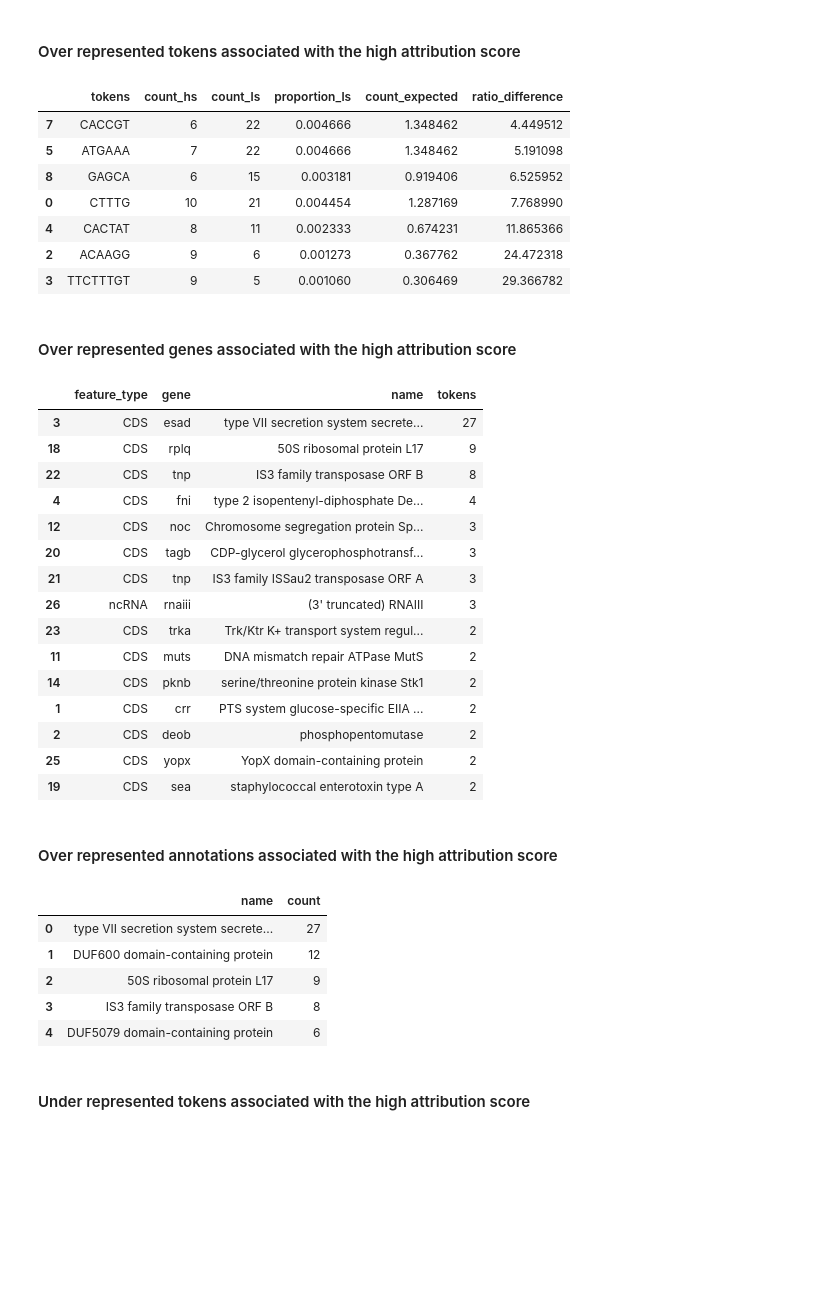
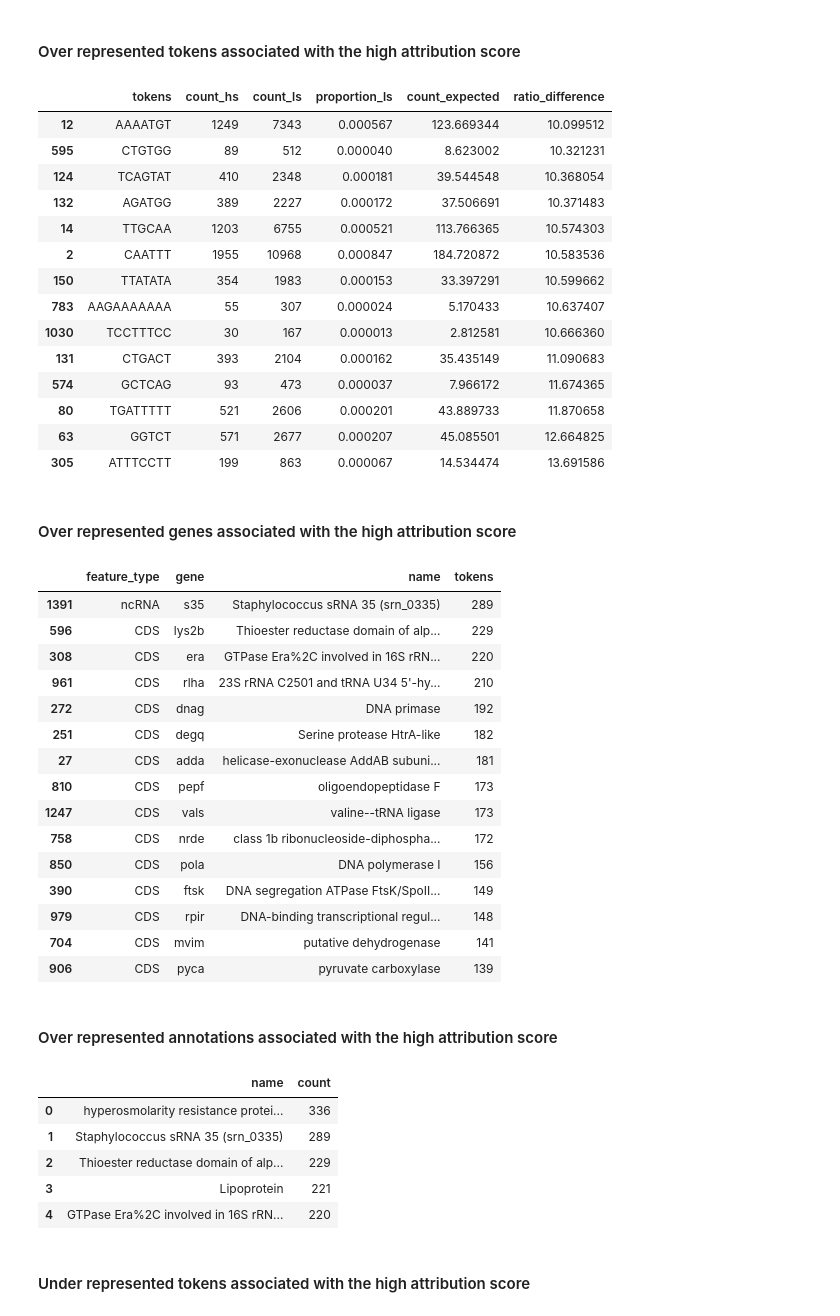
Before and after one commit to ryashpal/alfred-data-analysis, a Jupyter notebook: notebooks/genome_nlp_tokens/statistical_analysis_for_token_attribution_scores.ipynb, the cells around one changed output. Drawn from its saved outputs; the diff is of its cells as text; code cells hidden in the pictures; blank space fills up the shorter version.

```diff
--- a/notebooks/genome_nlp_tokens/statistical_analysis_for_token_attribution_scores.ipynb
+++ b/notebooks/genome_nlp_tokens/statistical_analysis_for_token_attribution_scores.ipynb
@@ -115,6 +115,6 @@ overlappingDf
 # %% [markdown]
 ### High attribution score
 # %%
-cutoff = overlappingDf.score.mean() + 2 * overlappingDf.score.std()
+cutoff = overlappingDf.score.mean() + 1 * overlappingDf.score.std()
 cutoff
 # %% [output]
@@ -157,17 +157,24 @@ See the caveats in the documentation: https://pandas.pydata.org/pandas-docs/stab
 # %% [markdown]
 #### Over represented tokens associated with the high attribution score
 # %%
-overrepresentedTokensDf = filteredOverlappingDf.sort_values(by=['ratio_difference'])[filteredOverlappingDf.ratio_difference > 4]
+overrepresentedTokensDf = filteredOverlappingDf.sort_values(by=['ratio_difference'])[filteredOverlappingDf.ratio_difference > 10]
 overrepresentedTokensDf
 # %% [output]
 |  | tokens | count_hs | count_ls | proportion_ls | count_expected | ratio_difference |
-| 7 | CACCGT | 6 | 22 | 0.004666 | 1.348462 | 4.449512 |
-| 5 | ATGAAA | 7 | 22 | 0.004666 | 1.348462 | 5.191098 |
-| 8 | GAGCA | 6 | 15 | 0.003181 | 0.919406 | 6.525952 |
-| 0 | CTTTG | 10 | 21 | 0.004454 | 1.287169 | 7.768990 |
-| 4 | CACTAT | 8 | 11 | 0.002333 | 0.674231 | 11.865366 |
-| 2 | ACAAGG | 9 | 6 | 0.001273 | 0.367762 | 24.472318 |
-| 3 | TTCTTTGT | 9 | 5 | 0.001060 | 0.306469 | 29.366782 |
+| 12 | AAAATGT | 1249 | 7343 | 0.000567 | 123.669344 | 10.099512 |
+| 595 | CTGTGG | 89 | 512 | 0.000040 | 8.623002 | 10.321231 |
+| 124 | TCAGTAT | 410 | 2348 | 0.000181 | 39.544548 | 10.368054 |
+| 132 | AGATGG | 389 | 2227 | 0.000172 | 37.506691 | 10.371483 |
+| 14 | TTGCAA | 1203 | 6755 | 0.000521 | 113.766365 | 10.574303 |
+| 2 | CAATTT | 1955 | 10968 | 0.000847 | 184.720872 | 10.583536 |
+| 150 | TTATATA | 354 | 1983 | 0.000153 | 33.397291 | 10.599662 |
+| 783 | AAGAAAAAAA | 55 | 307 | 0.000024 | 5.170433 | 10.637407 |
+| 1030 | TCCTTTCC | 30 | 167 | 0.000013 | 2.812581 | 10.666360 |
+| 131 | CTGACT | 393 | 2104 | 0.000162 | 35.435149 | 11.090683 |
+| 574 | GCTCAG | 93 | 473 | 0.000037 | 7.966172 | 11.674365 |
+| 80 | TGATTTTT | 521 | 2606 | 0.000201 | 43.889733 | 11.870658 |
+| 63 | GGTCT | 571 | 2677 | 0.000207 | 45.085501 | 12.664825 |
+| 305 | ATTTCCTT | 199 | 863 | 0.000067 | 14.534474 | 13.691586 |
 # %% [markdown]
 #### Over represented genes associated with the high attribution score
 # %%
@@ -177,32 +184,32 @@ tempDf[['tokens', 'feature_type', 'gene', 'name']].groupby(by=['feature_type', '
 # gene.value_counts().reset_index()[:5]
 # %% [output]
 |  | feature_type | gene | name | tokens |
-| 3 | CDS | esad | type VII secretion system secrete... | 27 |
-| 18 | CDS | rplq | 50S ribosomal protein L17 | 9 |
-| 22 | CDS | tnp | IS3 family transposase ORF B | 8 |
-| 4 | CDS | fni | type 2 isopentenyl-diphosphate De... | 4 |
-| 12 | CDS | noc | Chromosome segregation protein Sp... | 3 |
-| 20 | CDS | tagb | CDP-glycerol glycerophosphotransf... | 3 |
-| 21 | CDS | tnp | IS3 family ISSau2 transposase ORF A | 3 |
-| 26 | ncRNA | rnaiii | (3' truncated) RNAIII | 3 |
-| 23 | CDS | trka | Trk/Ktr K+ transport system regul... | 2 |
-| 11 | CDS | muts | DNA mismatch repair ATPase MutS | 2 |
-| 14 | CDS | pknb | serine/threonine protein kinase Stk1 | 2 |
-| 1 | CDS | crr | PTS system glucose-specific EIIA ... | 2 |
-| 2 | CDS | deob | phosphopentomutase | 2 |
-| 25 | CDS | yopx | YopX domain-containing protein | 2 |
-| 19 | CDS | sea | staphylococcal enterotoxin type A | 2 |
+| 1391 | ncRNA | s35 | Staphylococcus sRNA 35 (srn_0335) | 289 |
+| 596 | CDS | lys2b | Thioester reductase domain of alp... | 229 |
+| 308 | CDS | era | GTPase Era%2C involved in 16S rRN... | 220 |
+| 961 | CDS | rlha | 23S rRNA C2501 and tRNA U34 5'-hy... | 210 |
+| 272 | CDS | dnag | DNA primase | 192 |
+| 251 | CDS | degq | Serine protease HtrA-like | 182 |
+| 27 | CDS | adda | helicase-exonuclease AddAB subuni... | 181 |
+| 810 | CDS | pepf | oligoendopeptidase F | 173 |
+| 1247 | CDS | vals | valine--tRNA ligase | 173 |
+| 758 | CDS | nrde | class 1b ribonucleoside-diphospha... | 172 |
+| 850 | CDS | pola | DNA polymerase I | 156 |
+| 390 | CDS | ftsk | DNA segregation ATPase FtsK/SpoII... | 149 |
+| 979 | CDS | rpir | DNA-binding transcriptional regul... | 148 |
+| 704 | CDS | mvim | putative dehydrogenase | 141 |
+| 906 | CDS | pyca | pyruvate carboxylase | 139 |
 # %% [markdown]
 #### Over represented annotations associated with the high attribution score
 # %%
 overrepresentedTokensDf.merge(overlappingDf[['tokens', 'id', 'name', 'gene']], how='inner', on=['tokens']).name.value_counts().reset_index()[:5]
 # %% [output]
 |  | name | count |
-| 0 | type VII secretion system secrete... | 27 |
-| 1 | DUF600 domain-containing protein | 12 |
-| 2 | 50S ribosomal protein L17 | 9 |
-| 3 | IS3 family transposase ORF B | 8 |
-| 4 | DUF5079 domain-containing protein | 6 |
+| 0 | hyperosmolarity resistance protei... | 336 |
+| 1 | Staphylococcus sRNA 35 (srn_0335) | 289 |
+| 2 | Thioester reductase domain of alp... | 229 |
+| 3 | Lipoprotein | 221 |
+| 4 | GTPase Era%2C involved in 16S rRN... | 220 |
 # %% [markdown]
 #### Under represented tokens associated with the high attribution score
 # %%
```
Also changed, not shown: parts of 14 cells of this notebook, 3 other files.
